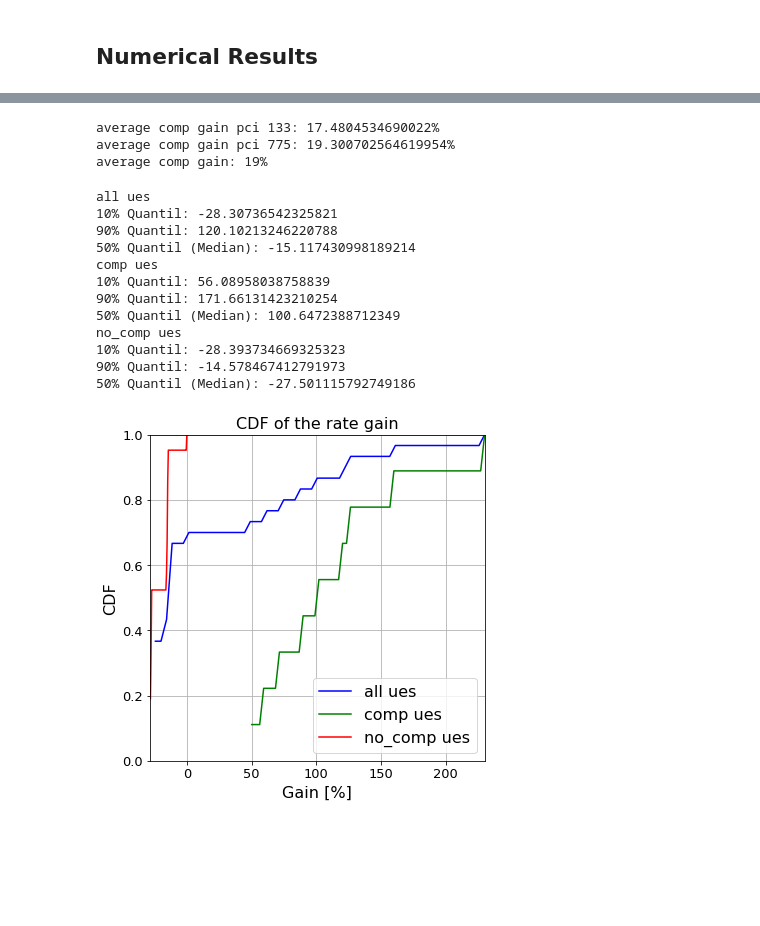
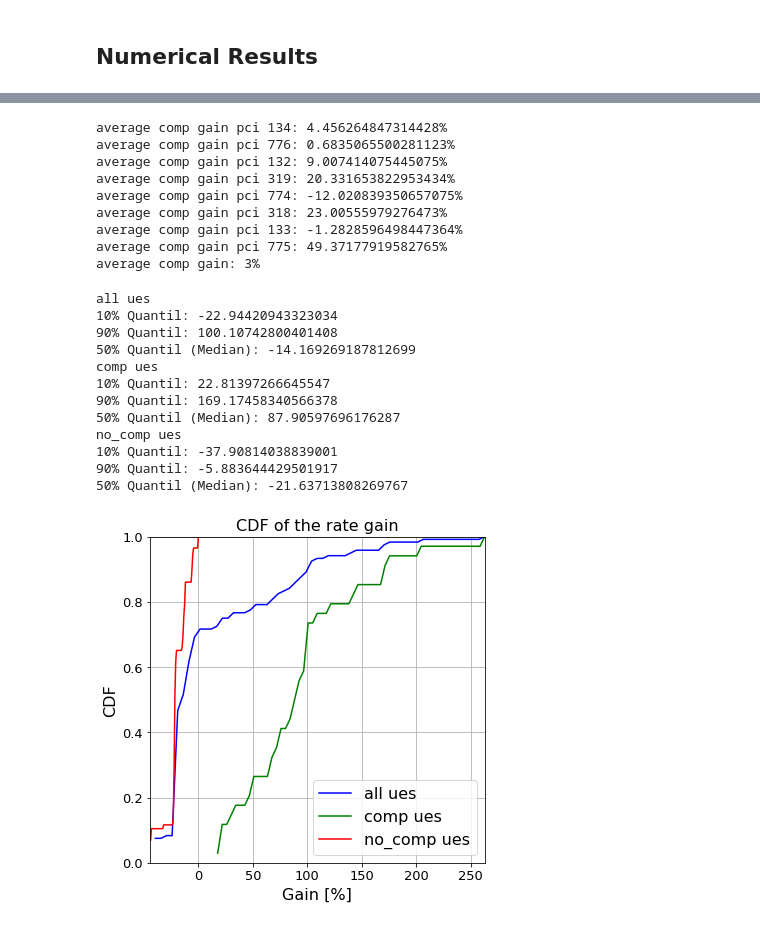
Before and after one commit to CarolineZoll/EDS, a Jupyter notebook: CoMP_Analysis.ipynb, the cells around one changed output, grey strips where cells are left out. Cells and saved outputs as stored; diff of their text form; code cells hidden in the pictures; blank space fills up the shorter version.

```diff
--- a/CoMP_Analysis.ipynb
+++ b/CoMP_Analysis.ipynb
@@ -152,7 +154,8 @@ for i in np.arange(0, len(df)):
 df['lat']=user_dataframe['lat']
 df['lon']=user_dataframe['lon']
 df['SINR [dB]']=SINR_list
-df['SINR-CoMP [dB]']=SINR_CoMP_list
+df['SINR-CoMP [dB]']=SINRwithCoMP_list
+df['SINR-CoMP with phaseshift [dB]']=SINRwithCoMP_phaseshiftList
 df['PCI Serving']=s_cell.astype(int)
 df['PCI Coord']=c_cell.astype(int)
 df['qos']=np.zeros(len(user_dataframe)) #not needed here -> all users are best effort -> 0
@@ -162,10 +171,10 @@ df['id']=np.arange(0,len(user_dataframe))
 # %%
 #check if the number of users (positions) for the serving pci is >10
-df_f=df.groupby('PCI Serving')
+df_filter=df.groupby('PCI Serving')
 count=0
 for i in df['PCI Serving'].unique():
-    k=df_f.get_group(i)
-    if(len(k)<10):
+    k=df_filter.get_group(i)
+    if(len(k)<ue_nr):
         cluster=np.delete(cluster,count) #delete cells with less than 10 positions
         df=df[df['PCI Serving']!=i]
     count+=1
@@ -202,5 +215,5 @@ ue_dict_red,ue_all=eds.get_user_from_cluster(ue_dict,cluster,ue_nr,index)
 # %%
-r='random'
+#r='random'
 r='deterministic'
 
 mu=4
@@ -211,17 +224,20 @@ for i in cluster:
     sched1=eds.sched_inst(env)
     sched_l.append(eds.sched_inst(env))
 
+index=np.zeros([len(cluster),ue_nr])
+for i in np.arange(0,len(cluster)):
+    index[i,:]=np.arange(0,ue_nr)
+index=index.astype(int)
+
 ue_dict=eds.df_to_ue_lists(df,cluster,6,env)
 if(r=='random'):
     counter=0
     for i in cluster:
         index[counter]=random.sample(list(np.arange(1,len(ue_dict[i]))),ue_nr)
         counter+=1
-ue_dict_red,ue_all=eds.get_user_from_cluster(ue_dict,cluster,ue_nr,index)
+ue_per_pci,ue_all=eds.get_user_from_cluster(ue_dict,cluster,ue_nr,index)
 
-
-prb_number_comp=eds.calculate_prb_number2(ue_all,max_prb)
-prb_number_normal=max_prb-prb_number_comp
+prb_number_comp=eds.calculate_prb_number_comp(ue_all,cluster,max_prb,ue_nr)
 
 env=simpy.Environment()
 
@@ -229,14 +245,14 @@ SCHEDULE_T=2 #Clock of scheduler -> every 2ms
 
 SCHEDULE_T=2 #Clock des Schedulers
 for i in cluster:
-    ue_list=ue_dict_red[i]
+    ue_list=ue_per_pci[i]
     for j in ue_list:
         env.process(j.best_effort_stat(env,mu))
 
 
 ue_comp=np.array([]) #ues that use comp -> processed by central_scheduler
 for i in cluster:
-    ue_list=ue_dict_red[i]
+    ue_list=ue_per_pci[i]
     new_ue_list=np.array([])
     for j in ue_list:
         if(j.comp == 0):
@@ -251,6 +267,7 @@ counter=0
 for i in cluster:
     ue_list=ue_dict[i]
     ue_sep=ue_all[counter*ue_nr:((counter+1)*ue_nr)]
+    prb_number_normal=max_prb-prb_number_comp[i]
     env.process(sched_l[counter].scheduler(env,ue_sep,SCHEDULE_T,cluster,max_prb,ue_list,prb_number_normal,metric))
     counter=counter+1
 timer=2000
@@ -404,35 +386,41 @@ ue_all[0].mon
 # %%
+df_res=eds.ue_to_df(ue_all)
 df1=df_res[df_res['pci 1']==cluster[0]]
 df2=df_res[df_res['pci 1']==cluster[1]]
-#df3=df_res[df_res['pci 1']==cluster[2]]
 
 for i in cluster:
-    df1=df_res[df_res['pci 1']==i]
-    print('average comp gain pci '+str(i)+': '+str((df1['mR gain'].mean()-1)*100)+'%')
+    df3=df_res[df_res['pci 1']==i]
+    print('average comp gain pci '+str(i)+': '+str((df3['mR gain'].mean()-1)*100)+'%')
 print('average comp gain: '+str(round(((df1['mR gain'].mean()+df2['mR gain'].mean())/2-1)*100))+'%')
 # %% [output]
-average comp gain pci 133: 17.4804534690022%
-average comp gain pci 775: 19.300702564619954%
-average comp gain: 19%
+average comp gain pci 134: 4.456264847314428%
+average comp gain pci 776: 0.6835065500281123%
+average comp gain pci 132: 9.007414075445075%
+average comp gain pci 319: 20.331653822953434%
+average comp gain pci 774: -12.020839350657075%
+average comp gain pci 318: 23.00555979276473%
+average comp gain pci 133: -1.2828596498447364%
+average comp gain pci 775: 49.37177919582765%
+average comp gain: 3%
 # %%
-df_c=df_res[df_res['comp']==1]
+comp_user=df_res[df_res['comp']==1]
 df_nc=df_res[df_res['comp']==0]
 # %%
 x=(df_res['mR gain']-1)*100
-y=(df_c['mR gain']-1)*100
+y=(comp_user['mR gain']-1)*100
 z=(df_nc['mR gain']-1)*100
 sh.cdf_3(x,'all ues','blue',y,'comp ues','green',z,'no_comp ues','red','CDF of the rate gain',min(x),max(x),'Gain [%]',60)
 # %% [output]
 all ues
-10% Quantil: -28.30736542325821
-90% Quantil: 120.10213246220788
-50% Quantil (Median): -15.117430998189214
+10% Quantil: -22.94420943323034
+90% Quantil: 100.10742800401408
+50% Quantil (Median): -14.169269187812699
 comp ues
-10% Quantil: 56.08958038758839
-90% Quantil: 171.66131423210254
-50% Quantil (Median): 100.6472388712349
+10% Quantil: 22.81397266645547
+90% Quantil: 169.17458340566378
+50% Quantil (Median): 87.90597696176287
 no_comp ues
-10% Quantil: -28.393734669325323
-90% Quantil: -14.578467412791973
-50% Quantil (Median): -27.501115792749186
+10% Quantil: -37.90814038839001
+90% Quantil: -5.883644429501917
+50% Quantil (Median): -21.63713808269767
-[figure, old version]
+[figure, new version]
```
Also changed, not shown: parts of 27 cells of this notebook, 5 other files.
